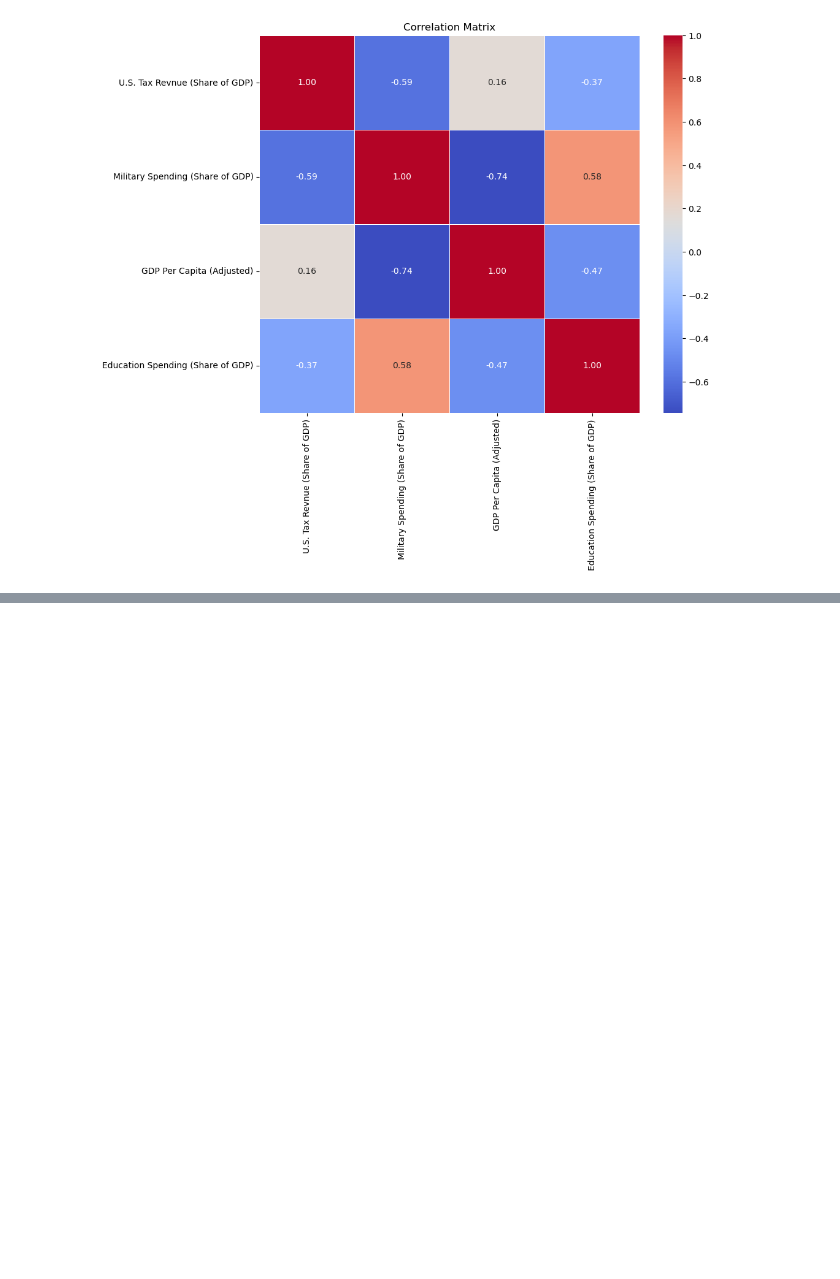
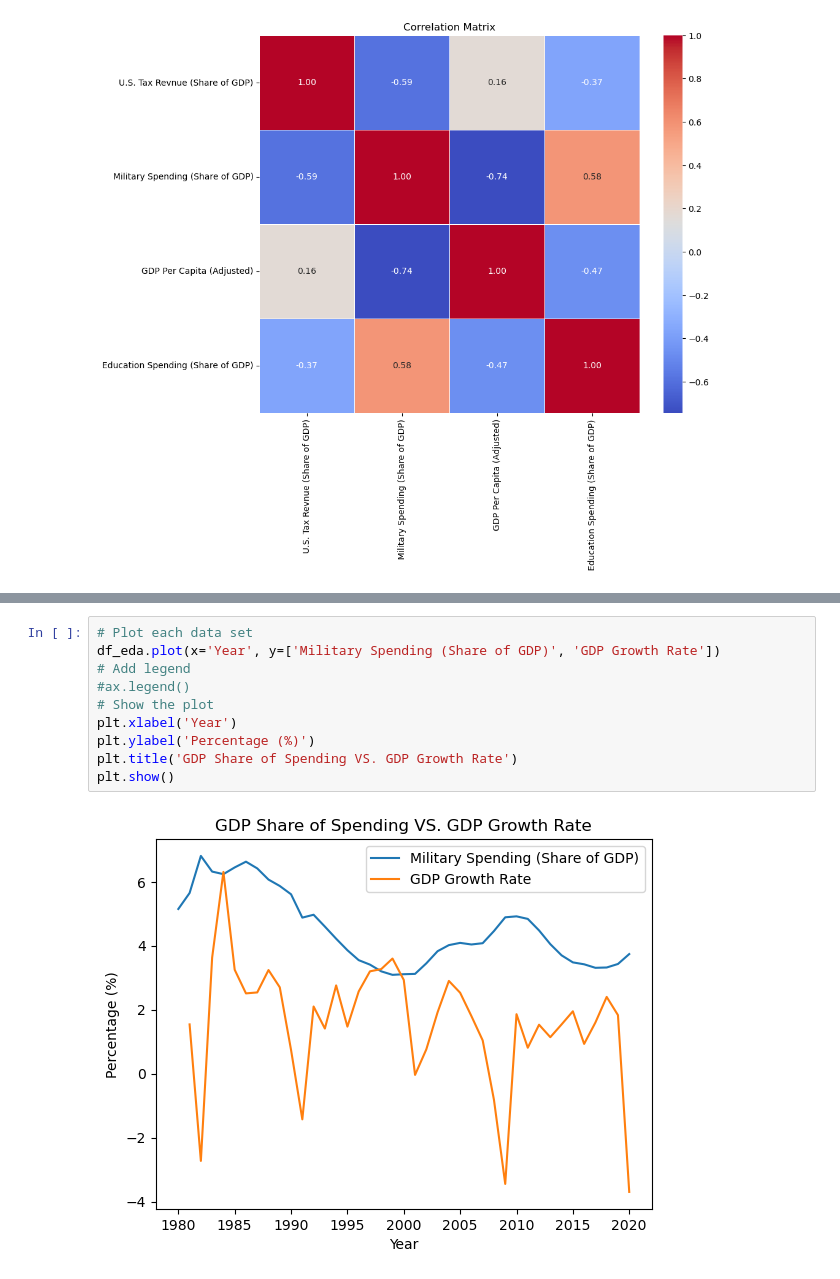
Before and after one commit to Theoceanisfull/Case_Study_Military_Spending_And_Economic_Output_Relationship, a Jupyter notebook: Data_cleaning.ipynb, the cells around one changed output, grey strips where cells are left out. Drawn from its saved outputs; the diff is of its cells as text; blank space fills up the shorter version.

```diff
--- a/Data_cleaning.ipynb
+++ b/Data_cleaning.ipynb
@@ -231,0 +291,12 @@ plt.show()
+# %%
+# Plot each data set
+df_eda.plot(x='Year', y=['Military Spending (Share of GDP)', 'GDP Growth Rate'])
+# Add legend
+#ax.legend()
+# Show the plot
+plt.xlabel('Year')
+plt.ylabel('Percentage (%)')
+plt.title('GDP Share of Spending VS. GDP Growth Rate')
+plt.show()
+# %% [output]
+[figure, added]
```
Also changed, not shown: parts of 14 cells of this notebook, 1 other file.
